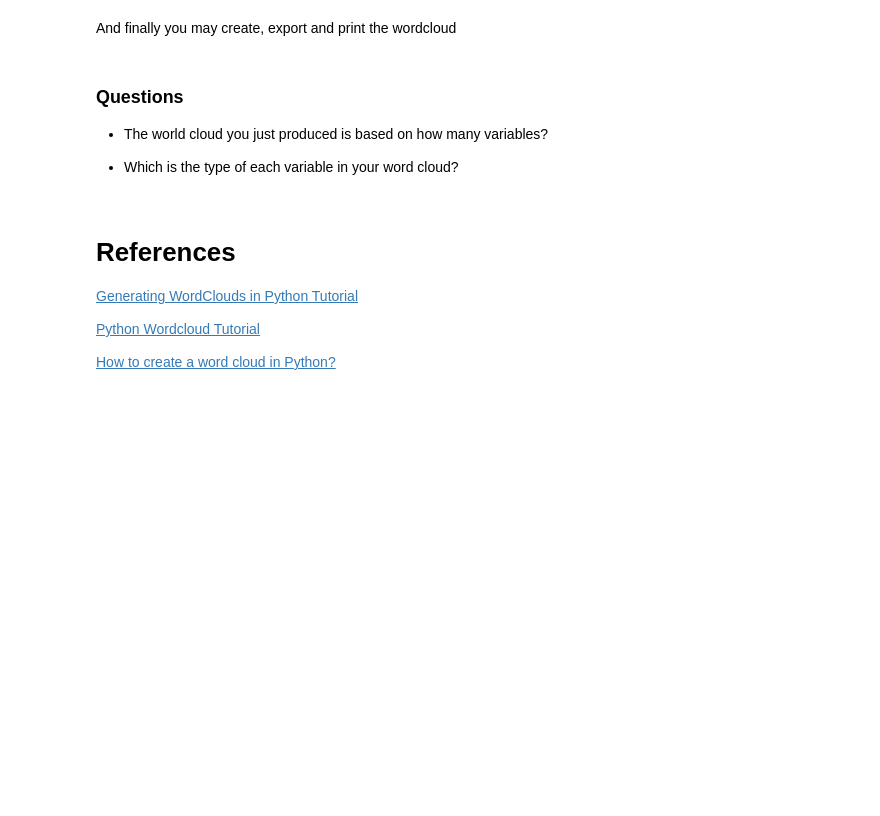
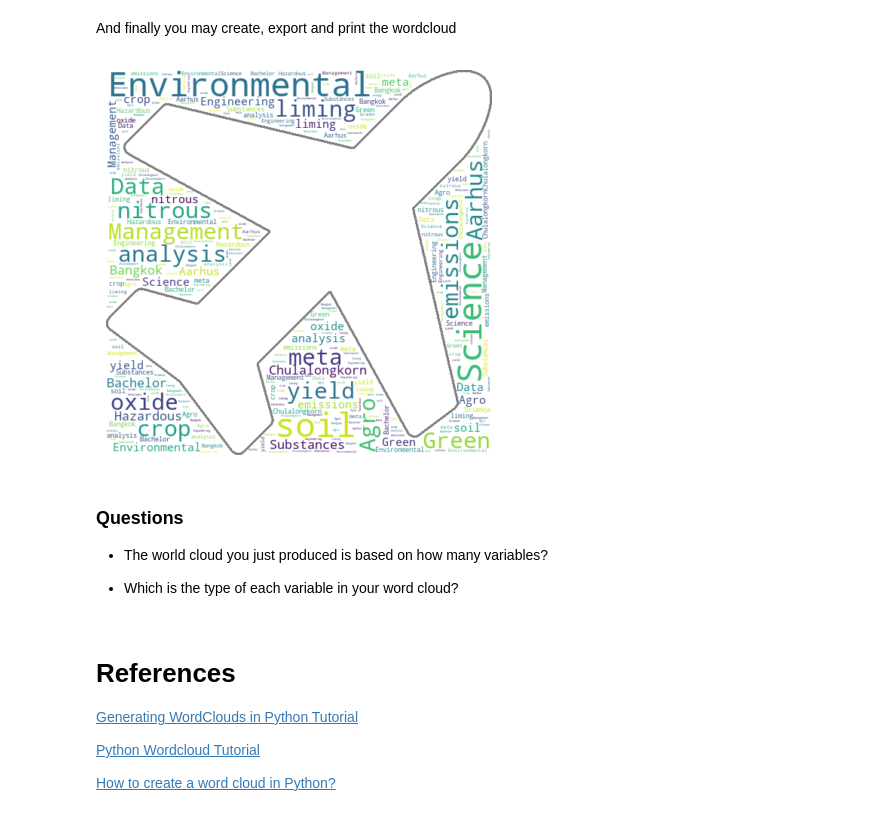
Before and after one commit to jfilipa1/greends-avcd, a Jupyter notebook: people/psegurado/avcd-exerc1-wordcloud.ipynb, the cells around one changed output. Drawn from its saved outputs; the diff is of its cells as text; code cells hidden in the pictures; blank space fills up the shorter version.

```diff
--- a/people/psegurado/avcd-exerc1-wordcloud.ipynb
+++ b/people/psegurado/avcd-exerc1-wordcloud.ipynb
@@ -195,24 +219,26 @@ And finally you may create, export and print the wordcloud
 # %%
 wc = WordCloud(background_color="white",
                   max_words=1000,
                   mask=turtle_mask,
                   stopwords=stopwords,
                   contour_width=2,
                   repeat=True,
                   max_font_size=50,
                   contour_color='grey')
 
 # Generate a wordcloud
 wc.generate(text)
 
 # store to file
-wc.to_file("turtle_wordcloud.png")
+wc.to_file("inesbs_wordcloud.png")
 
 # show
 plt.figure(figsize=[10,5])
 plt.imshow(wc, interpolation='bilinear')
 plt.axis("off")
 plt.show()
+# %% [output]
+[figure, added]
 # %% [markdown]
 ### Questions
 - The world cloud you just produced is based on how many variables?
```
Also changed, not shown: parts of 6 cells of this notebook.
